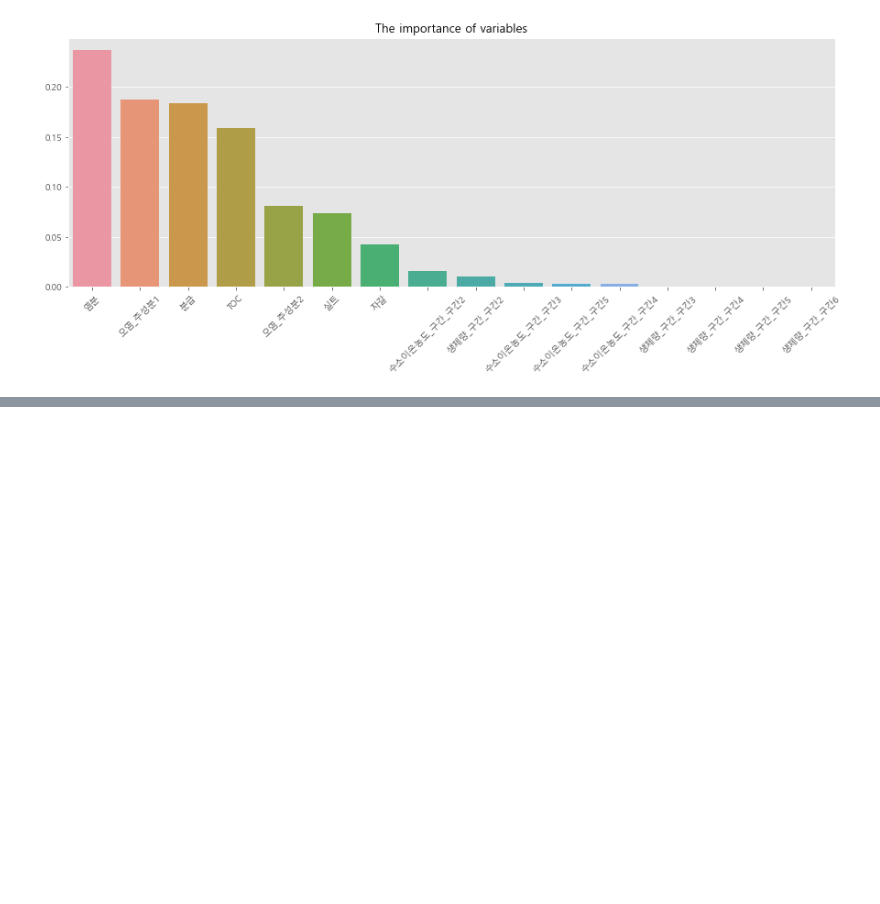
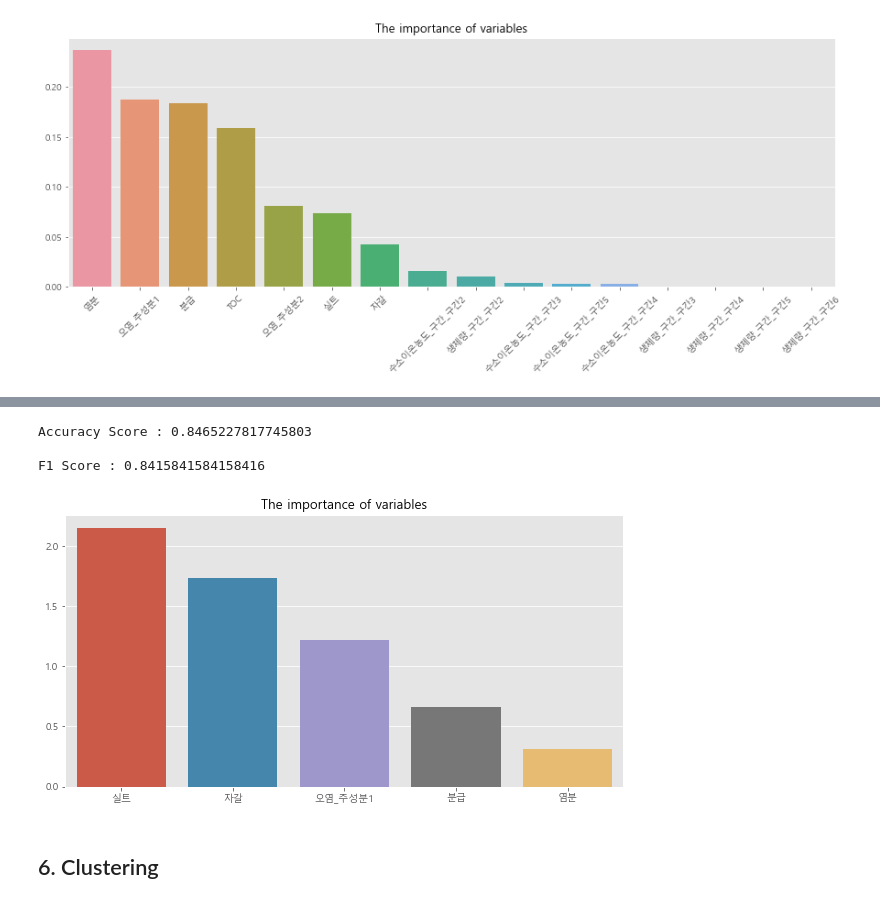
Before and after one commit to Koo-BM/DACON-JOISS, a Jupyter notebook: Python Code/Untitled.ipynb, the cells around one changed output, grey strips where cells are left out. Saved outputs shown, nothing was run; the diff lists cells and outputs as text; code cells hidden in the pictures; blank space fills up the shorter version.

```diff
--- a/Python Code/Untitled.ipynb
+++ b/Python Code/Untitled.ipynb
@@ -910,0 +761,5 @@ RandomForestClassifier(bootstrap=True, ccp_alpha=0.0, class_weight=None,
+# %%
+# 최종적으로 사용할 변수를 선택하여 저장
+final_data = eda_data[['id', '염분', '분급', '실트', '자갈', '오염_주성분1', '오염_주성분2', 'target']].copy()
+print('Shape of final data :', final_data.shape, '\n')
+display(final_data.head())
@@ -910,0 +794,13 @@ RandomForestClassifier(bootstrap=True, ccp_alpha=0.0, class_weight=None,
+# %%
+# 변수의 중요도를 파악하기 위해 독립변수 정규화
+scaler = StandardScaler()
+
+# 주성분 변수를 제외하고 정규화 수행
+X_resample.iloc[:, :-2] = scaler.fit_transform(X_resample.iloc[:, :-2])
+
+# 7:3의 비율로 Train, Test 나누기
+X_train, X_test, y_train, y_test = train_test_split(X_resample, y_resample, test_size = 0.3, random_state = 100)
+
+# 로지스틱 회귀분석 모델 객체 생성 후 학습
+clf_model = sm.Logit(y_train, X_train).fit()
+display(clf_model.summary())
@@ -910,0 +831,7 @@ RandomForestClassifier(bootstrap=True, ccp_alpha=0.0, class_weight=None,
+# %%
+# 'X_train', 'X_test' 데이터에서 '오염_주성분2' 변수 삭제
+X_train, X_test = X_train.drop('오염_주성분2', axis = 1), X_test.drop('오염_주성분2', axis = 1)
+
+# 로지스틱 회귀분석 수행
+clf_model = sm.Logit(y_train, X_train).fit()
+display(clf_model.summary())
@@ -910,0 +856,22 @@ RandomForestClassifier(bootstrap=True, ccp_alpha=0.0, class_weight=None,
+# %%
+# 생성한 모델로 값 예측히기
+y_pred = list(map(round, clf_model.predict(X_test)))
+
+print('Accuracy Score :', accuracy_score(y_test, y_pred), '\n')
+print('F1 Score :', f1_score(y_test, y_pred), '\n')
+
+# 변수 중요도 데이터 프레임으로 생성
+logit_importance = pd.DataFrame(pow(math.e, clf_model.params), columns = ['Importance']).sort_values(by = 'Importance', ascending = False)
+
+plt.figure(figsize = (10, 5))
+sns.barplot(x = logit_importance.index, y = 'Importance', data = logit_importance)
+plt.title('The importance of variables', fontsize = 13)
+plt.ylabel('')
+plt.show()
+# %% [output]
+Accuracy Score : 0.8465227817745803
+
+F1 Score : 0.8415841584158416
+[figure, added]
+# %% [markdown]
+## 6. Clustering
```
Also changed, not shown: parts of 33 cells of this notebook, 1 other file.
